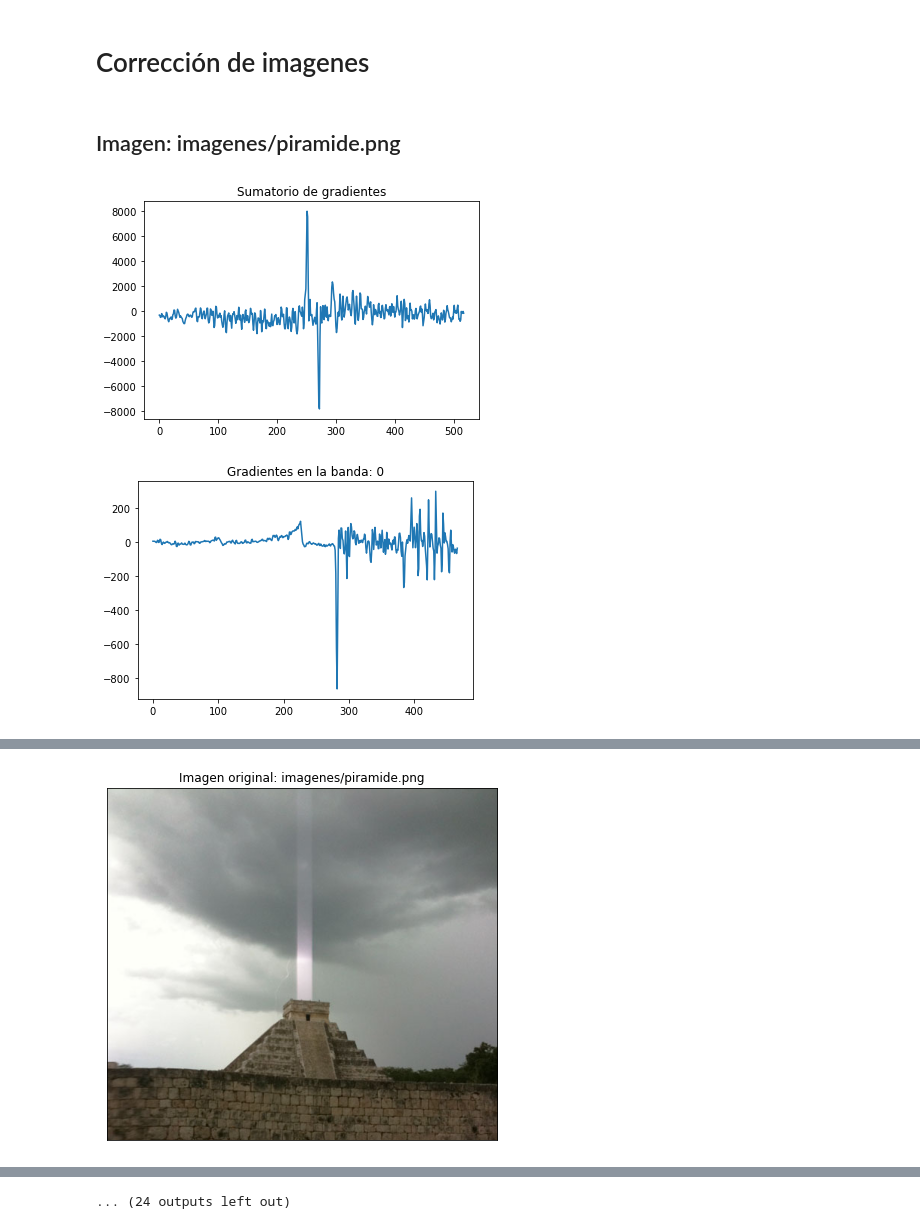
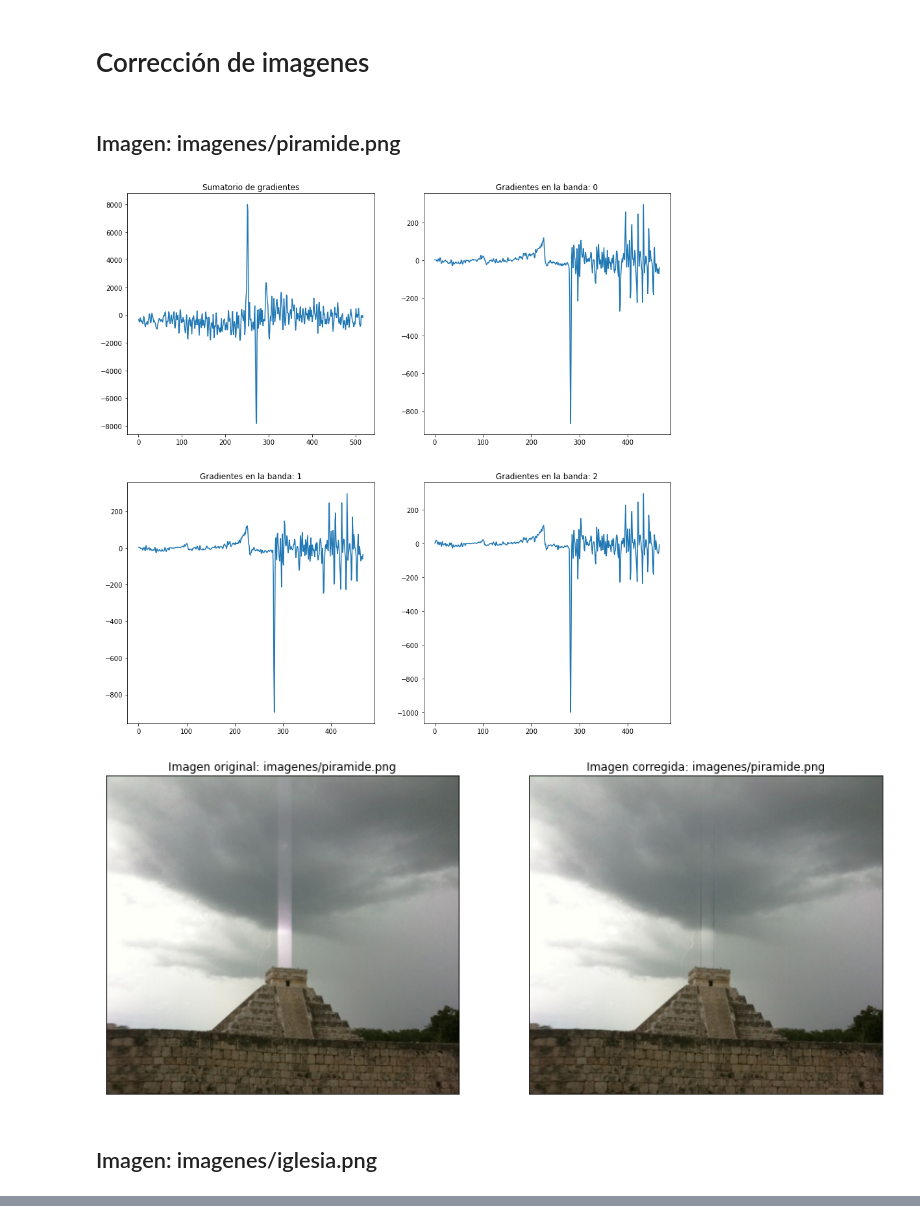
Before and after one commit to oscar9/MIA_PC_LAB_1, a Jupyter notebook: PCLab1_Grupo10.ipynb, the cells around one changed output, grey strips where cells are left out. Saved outputs shown, nothing was run; the diff lists cells and outputs as text; code cells hidden in the pictures.

```diff
--- a/PCLab1_Grupo10.ipynb
+++ b/PCLab1_Grupo10.ipynb
@@ -395,36 +299,62 @@ Código en el que se ejecutan las funciones sobre las imágenes con el artefacto
 # %%
 from IPython.core.display import display, HTML
 
-
 # Cargamos los paths de las imgs
-imgs_path = ['imagenes/piramide.png', 'imagenes/parking.png', 'imagenes/iglesia.png', 'imagenes/noche.png', 'imagenes/atasco.png']
+imgs_path = ['imagenes/piramide.png',
+             'imagenes/iglesia.png']
 display(HTML('<h1>Corrección de imagenes</h1>'))
 # Recorremos las imgs para realizar la deteccion y correccion a cada una
 for img_path in imgs_path:
     display(HTML('<h2>Imagen: '+ img_path + '</h2>'))
     # cargamos la img
     originalImg = cv2.imread(img_path)
 
     # obtenemos las dimensiones de la img
     h, w, b = originalImg.shape
 
     # Cambiamos de BGR a RGB
     originalImg = cv2.cvtColor(originalImg, cv2.COLOR_BGR2RGB)
     # Creamos una copia de la imagen para modificar sobre ella el artefacto
     fixedImg = np.array(originalImg)
 
+    f, plots = plt.subplots(nrows=2, ncols=2, figsize=(15,15))
+
     # Obtenemos el origen y final del artefacto
-    _from, _to = getGrandientSumBands(originalImg)
+    f_t, gradient = getGrandientSumBands(originalImg)
+    _from = f_t[0]
+    _to = f_t[1]
+
+    plots[0][0].plot(gradient)
+    plots[0][0].title.set_text('Sumatorio de gradientes')
 
     # Recorremos las bandas para corregir en cada una de ellas el artefacto
     for i in range(b):
-        fixedImg[:,:,i] = fixImage(originalImg[:,:,i], _from, _to, i)
+        fixedImg[:,:,i], gradient = fixImage(originalImg[:,:,i], _from, _to, i)
+        if i == 0:
+            plots[0][1].plot(gradient)
+            plots[0][1].title.set_text("Gradientes en la banda: "+ str(i))
+        elif i==1:
+            plots[1][0].plot(gradient)
+            plots[1][0].title.set_text("Gradientes en la banda: "+ str(i))
+        elif i==2:
+            plots[1][1].plot(gradient)
+            plots[1][1].title.set_text("Gradientes en la banda: "+ str(i))
+
+    plt.show()
 
     # Mostramos la imagen original y la arreglada
-    imshow(originalImg, 'Imagen original: '+ img_path)
-    imshow(fixedImg, 'Imagen corregida: '+ img_path)
+    f, plots = plt.subplots(ncols=2, figsize=(15,15))
+
+    plots[0].imshow(originalImg)
+    plots[0].set_xticks([]), plots[0].set_yticks([])
+    plots[0].title.set_text('Imagen original: '+ img_path)
+    plots[1].imshow(fixedImg)
+    plots[1].set_xticks([]), plots[1].set_yticks([])
+    plots[1].title.set_text('Imagen corregida: '+ img_path)
+    plt.show()
 # %% [output]
 Corrección de imagenes
 Imagen: imagenes/piramide.png
-[figure, old version]
+[figure, new version]
-[figure, old version]
+[figure, new version]
+Imagen: imagenes/iglesia.png
@@ -433 +362,0 @@ Imagen: imagenes/piramide.png
-[figure, removed]
@@ -439,4 +363,3 @@ Imagen: imagenes/parking.png
-... (24 outputs left out)
 # %% [markdown]
 
 # Análisis de resultados
```
Also changed, not shown: parts of 10 cells of this notebook, 10 other files.
